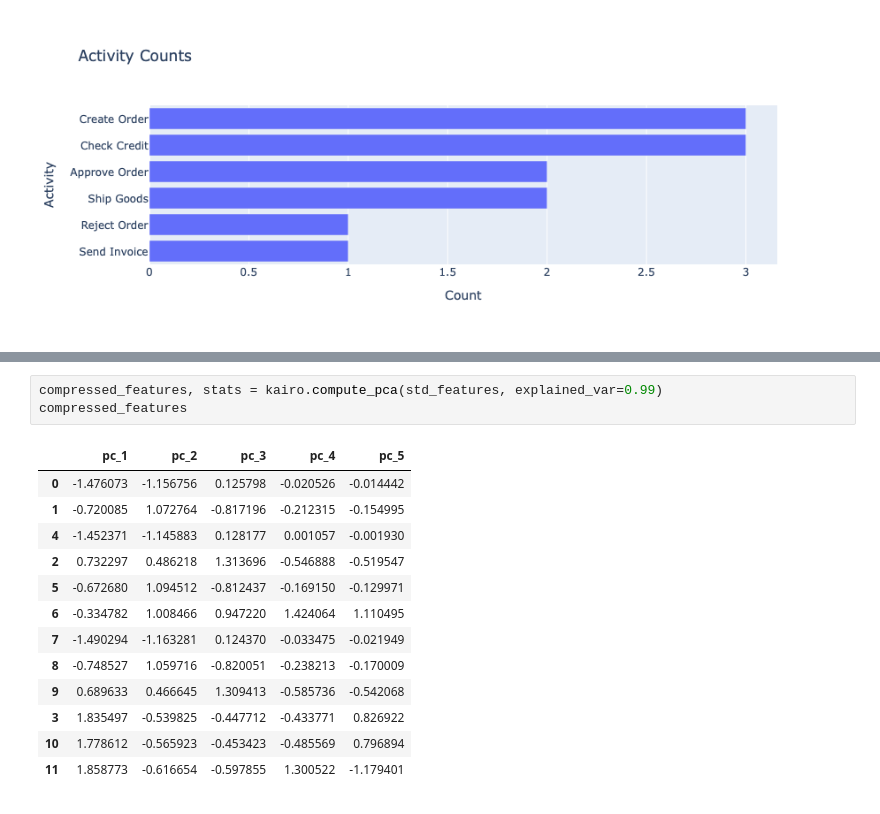
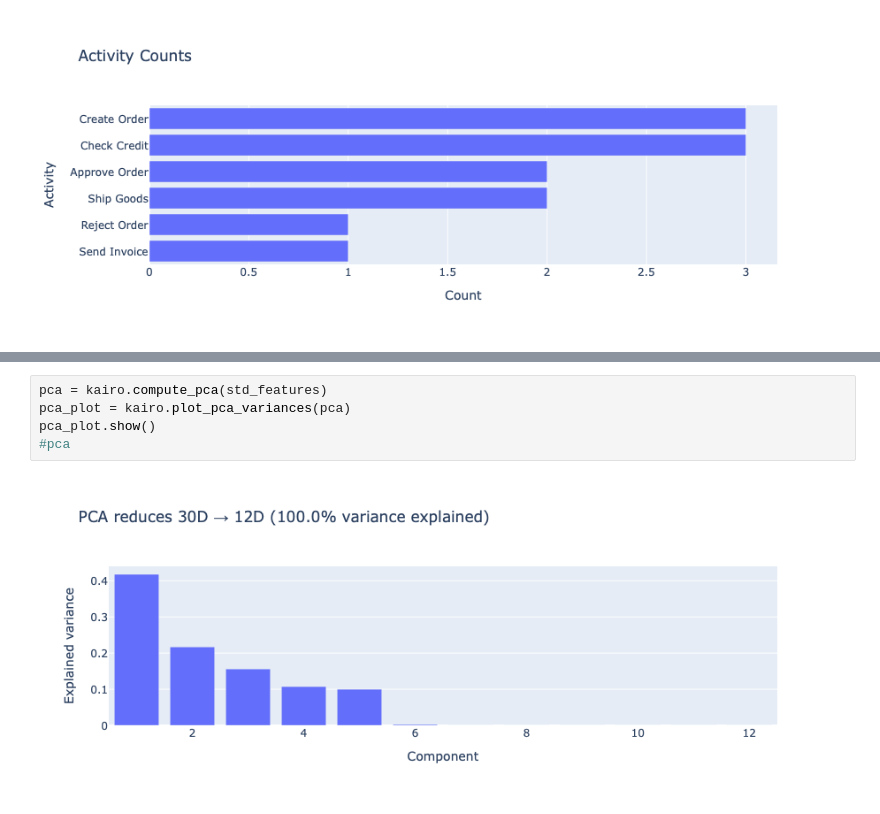
Before and after one commit to boraderen/thesis, a Jupyter notebook: notebooks/kairo-workspace/intra.ipynb, the cells around one changed output, grey strips where cells are left out. Drawn from its saved outputs; the diff is of its cells as text.

```diff
--- a/notebooks/kairo-workspace/intra.ipynb
+++ b/notebooks/kairo-workspace/intra.ipynb
@@ -108,17 +109,7 @@ std_features
 # %%
-compressed_features, stats = kairo.compute_pca(std_features, explained_var=0.99)
-compressed_features
+pca = kairo.compute_pca(std_features)
+pca_plot = kairo.plot_pca_variances(pca)
+pca_plot.show()
+#pca
 # %% [output]
-|  | pc_1 | pc_2 | pc_3 | pc_4 | pc_5 |
-| 0 | -1.476073 | -1.156756 | 0.125798 | -0.020526 | -0.014442 |
-| 1 | -0.720085 | 1.072764 | -0.817196 | -0.212315 | -0.154995 |
-| 4 | -1.452371 | -1.145883 | 0.128177 | 0.001057 | -0.001930 |
-| 2 | 0.732297 | 0.486218 | 1.313696 | -0.546888 | -0.519547 |
-| 5 | -0.672680 | 1.094512 | -0.812437 | -0.169150 | -0.129971 |
-| 6 | -0.334782 | 1.008466 | 0.947220 | 1.424064 | 1.110495 |
-| 7 | -1.490294 | -1.163281 | 0.124370 | -0.033475 | -0.021949 |
-| 8 | -0.748527 | 1.059716 | -0.820051 | -0.238213 | -0.170009 |
-| 9 | 0.689633 | 0.466645 | 1.309413 | -0.585736 | -0.542068 |
-| 3 | 1.835497 | -0.539825 | -0.447712 | -0.433771 | 0.826922 |
-| 10 | 1.778612 | -0.565923 | -0.453423 | -0.485569 | 0.796894 |
-| 11 | 1.858773 | -0.616654 | -0.597855 | 1.300522 | -1.179401 |
+[figure, added]
```
Also changed, not shown: parts of 11 cells of this notebook, 4 other files.
